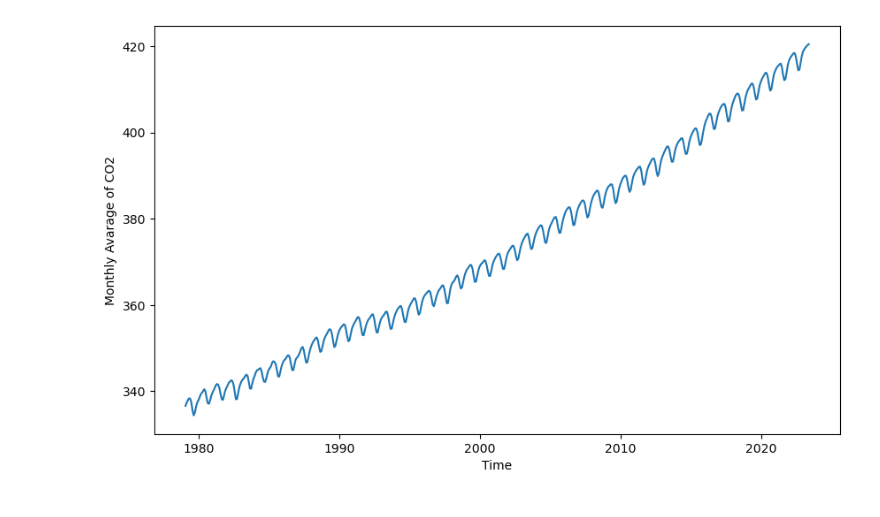
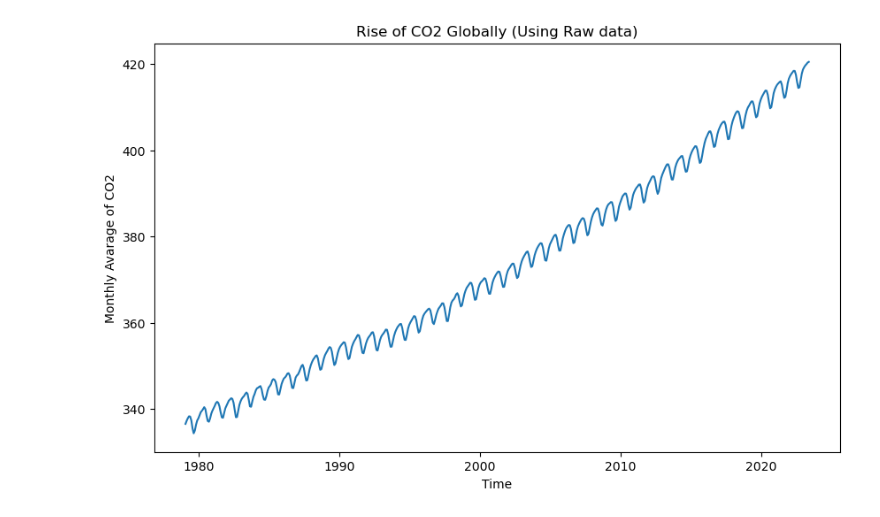
Before and after one commit to rajarshi03/ma22c036_2023_PL, a Jupyter notebook: Assignment_3/Rise_of_CO2.ipynb, the cells around one changed output. Cells and saved outputs as stored; diff of their text form; code cells hidden in the pictures.

```diff
--- a/Assignment_3/Rise_of_CO2.ipynb
+++ b/Assignment_3/Rise_of_CO2.ipynb
@@ -35,12 +39,14 @@ for line in lines:
 # %%
 import matplotlib.pyplot as plt
 
 plt.figure(figsize=(10,6))
 
 plt.plot(time,avg)
 plt.xlabel('Time')
 plt.ylabel('Monthly Avarage of CO2')
 
+plt.title('Rise of CO2 Globally (Using Raw data)')
+
 plt.show()
 # %% [output]
-[figure, old version]
+[figure, new version]
```
Also changed, not shown: parts of 8 cells of this notebook.
